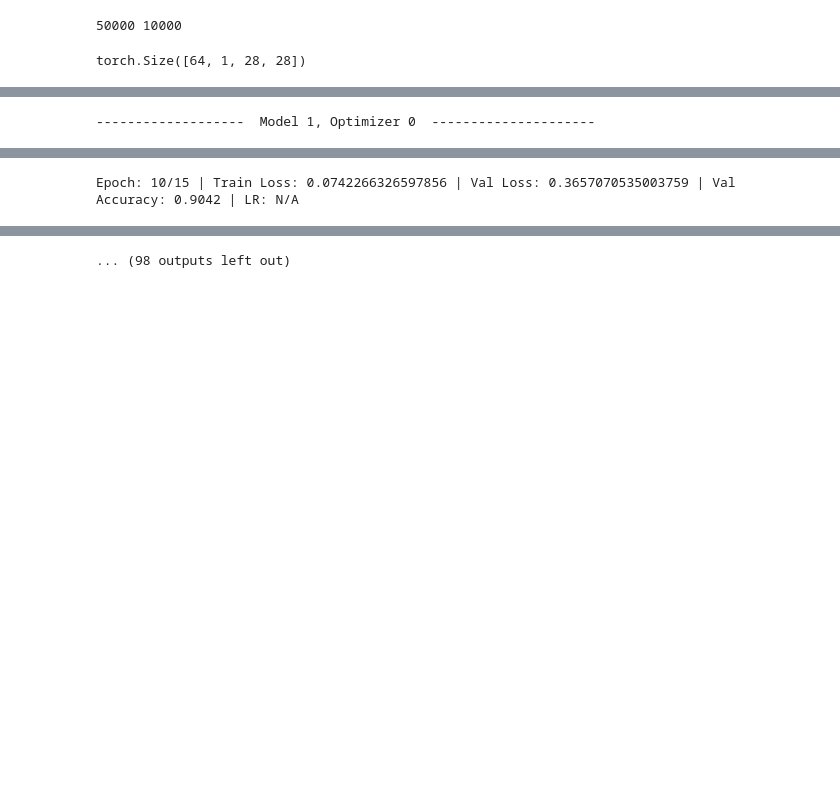
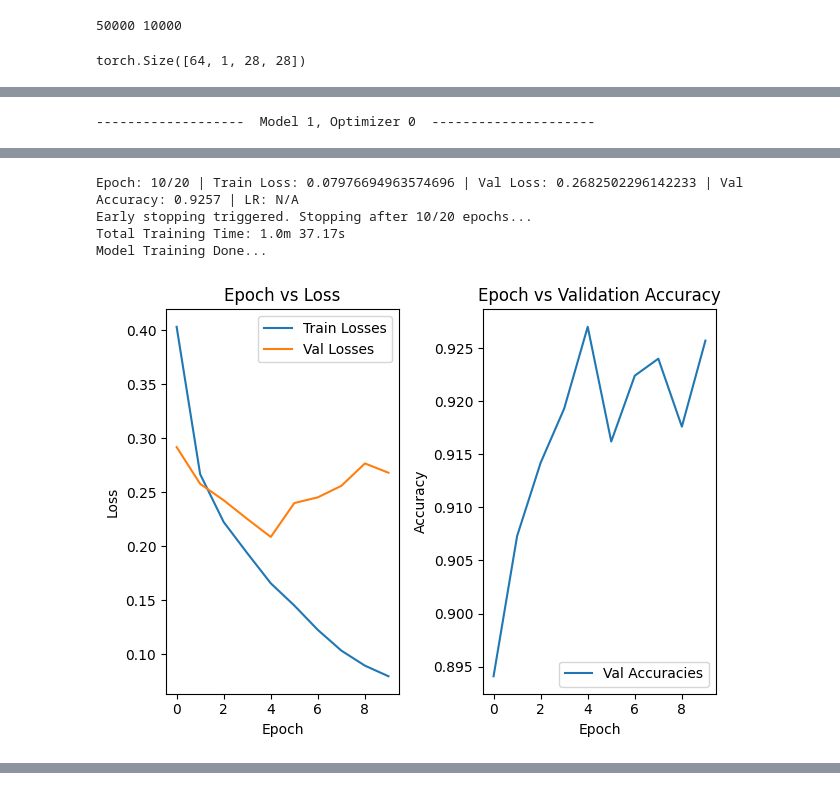
Before and after one commit to SarveshMD/colab-notebooks, a Jupyter notebook: FashionMNIST.ipynb, the cells around one changed output, grey strips where cells are left out. Saved outputs shown, nothing was run; the diff lists cells and outputs as text; code cells hidden in the pictures; blank space fills up the shorter version.

Commit message:
Early Stopping, More models

```diff
--- a/FashionMNIST.ipynb
+++ b/FashionMNIST.ipynb
@@ -285,4 +294,4 @@ model_4 = nn.Sequential(
     nn.Linear(128, 10)
 )
 
-model_4.optimizers = [torch.optim.AdamW(params=model_4.parameters(), lr=1e-3, weight_decay=1e-5)]
+model_4.optimizers = [lambda params: torch.optim.AdamW(params=params, lr=1e-3, weight_decay=1e-5)]
@@ -366,28 +418,29 @@ model_stats = {
     "Train Time": []
 }
 # %%
-num_epochs = 15
+num_epochs = 20
 
 for name, model in models.items():
-    for optim_index, optimizer in enumerate(model.optimizers):
+    for optim_index, optim_fn in enumerate(model.optimizers):
         print(f"\n\n-------------------  {name}, Optimizer {optim_index}  ---------------------")
+        reset_model_params(model)
+        optimizer = optim_fn(params=model.parameters())
         try:
             lr_scheduler = model.lr_scheduler(optimizer, T_max=num_epochs, eta_min=1e-6)
         except AttributeError:
             lr_scheduler = None
-        best_model_state, train_losses, val_losses, val_accs, elapsed = train_model(model, num_epochs, criterion, optimizer, train_dataloader, val_dataloader, scheduler=lr_scheduler)
+        best_model_state, train_losses, val_losses, val_accs, best_val_loss, elapsed = train_model(model, num_epochs, criterion, optimizer, train_dataloader, val_dataloader, scheduler=lr_scheduler)
 
         print("Model Training Done...\n")
         plot_results(train_losses, val_losses, val_accs)
 
-        print("Running Tests...\n")
-        test_acc = run_test(model, best_model_state, test_dataloader, criterion)
+        print("Running Validation...\n")
+        val_acc, val_loss = run_validation(model, best_model_state, val_dataloader, criterion)
 
         model_stats["Model"].append(name)
         model_stats["Optimizer"].append(f"Optimizer {optim_index}")
-        model_stats["Accuracy"].append(test_acc)
+        model_stats["Val Accuracy"].append(val_acc)
+        model_stats["Val Loss"].append(val_loss)
         model_stats["Train Time"].append(elapsed)
-
-        reset_model_params(model)
 # %% [output]
 -------------------  Model 1, Optimizer 0  ---------------------
@@ -407 +461,5 @@ Epoch: 9/15 | Train Loss: 0.08884479659025932 | Val Loss: 0.2858776963867579 | V
-Epoch: 10/15 | Train Loss: 0.0742266326597856 | Val Loss: 0.3657070535003759 | Val Accuracy: 0.9042 | LR: N/A
+Epoch: 10/20 | Train Loss: 0.07976694963574696 | Val Loss: 0.2682502296142233 | Val Accuracy: 0.9257 | LR: N/A
+Early stopping triggered. Stopping after 10/20 epochs...
+Total Training Time: 1.0m 37.17s
+Model Training Done...
+[figure, added]
@@ -409,2 +467 @@ Epoch: 11/15 | Train Loss: 0.06591370301362832 | Val Loss: 0.28776862411789456 |
-... (98 outputs left out)
 # %%
```
Also changed, not shown: parts of 15 cells of this notebook.
